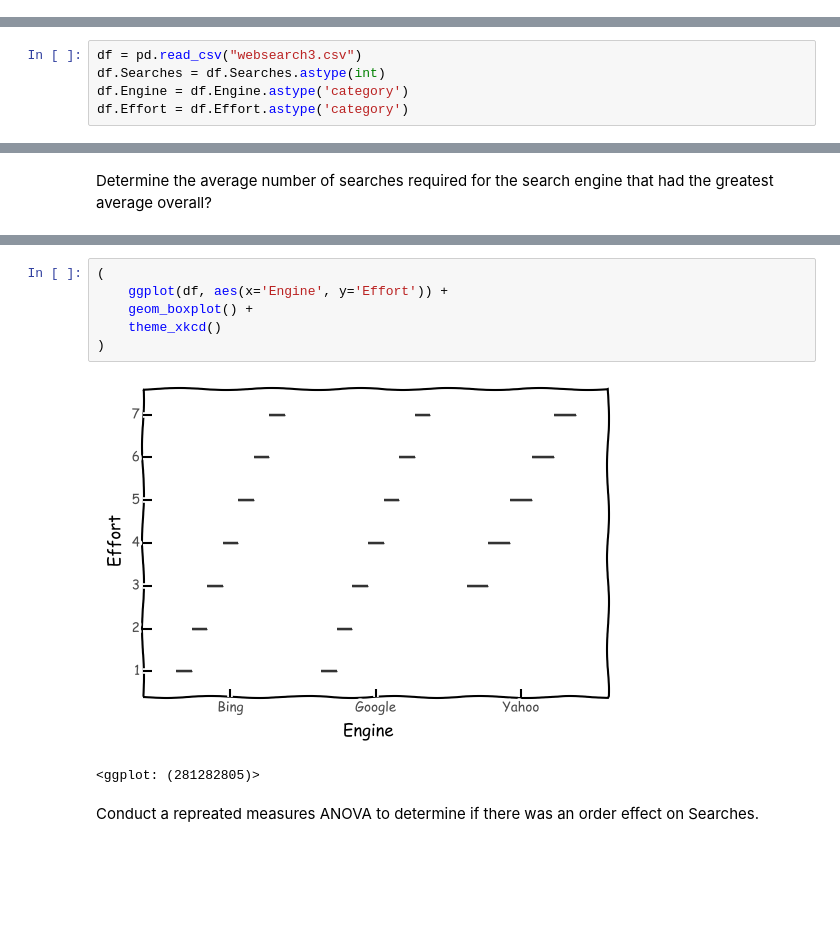
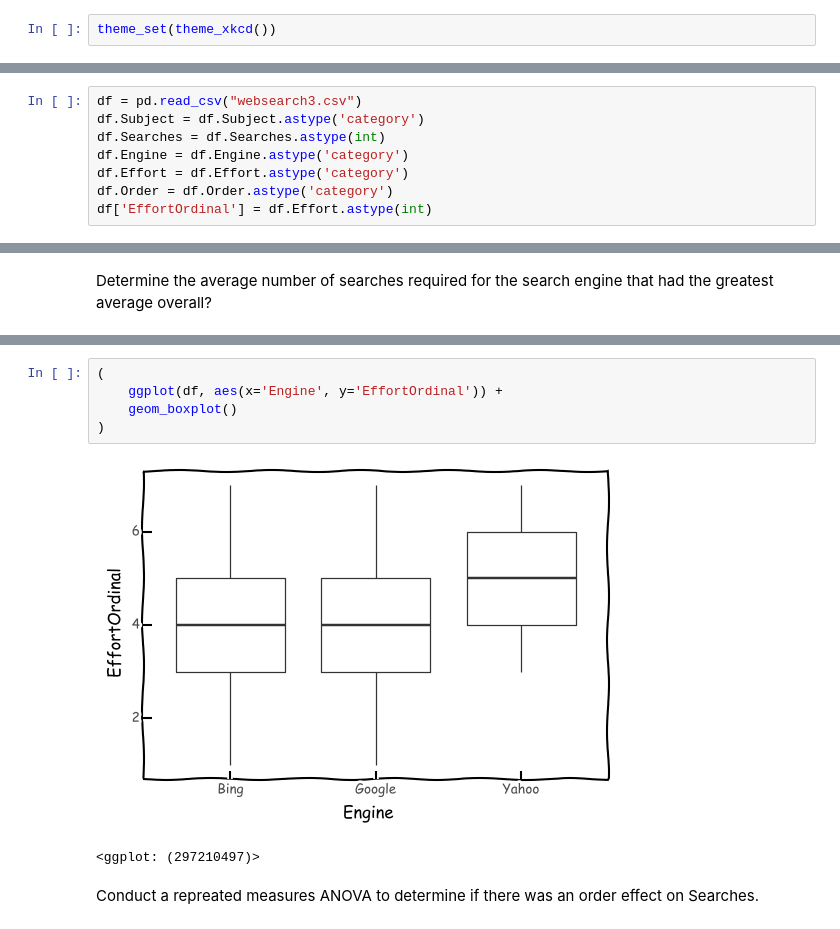
Before and after one commit to roland-hochmuth/designexperiments, a Jupyter notebook: week-6.ipynb, the cells around one changed output, grey strips where cells are left out. Drawn from its saved outputs; the diff is of its cells as text; blank space fills up the shorter version.

```diff
--- a/week-6.ipynb
+++ b/week-6.ipynb
@@ -48,0 +48,2 @@ df = pd.read_csv("websearch2.csv")
+# %%
+theme_set(theme_xkcd())
@@ -136,9 +164,12 @@ p-value: 0.522120930621
 Read websearch3.csv.
 # %%
 df = pd.read_csv("websearch3.csv")
+df.Subject = df.Subject.astype('category')
 df.Searches = df.Searches.astype(int)
 df.Engine = df.Engine.astype('category')
 df.Effort = df.Effort.astype('category')
+df.Order = df.Order.astype('category')
+df['EffortOrdinal'] = df.Effort.astype(int)
 # %%
 df.tail(5)
 # %% [output]
@@ -185,12 +219,11 @@ df.groupby(['Engine']).Searches.mean().idxmax()
 # %%
 (
-    ggplot(df, aes(x='Engine', y='Effort')) +
-    geom_boxplot() +
-    theme_xkcd()
+    ggplot(df, aes(x='Engine', y='EffortOrdinal')) +
+    geom_boxplot()
 )
 # %% [output]
-[figure, old version]
+[figure, new version]
-<ggplot: (281282805)>
+<ggplot: (297210497)>
 # %% [markdown]
 Conduct a repreated measures ANOVA to determine if there was an order effect on Searches.
 # %% [markdown]
```
Also changed, not shown: parts of 33 cells of this notebook.
